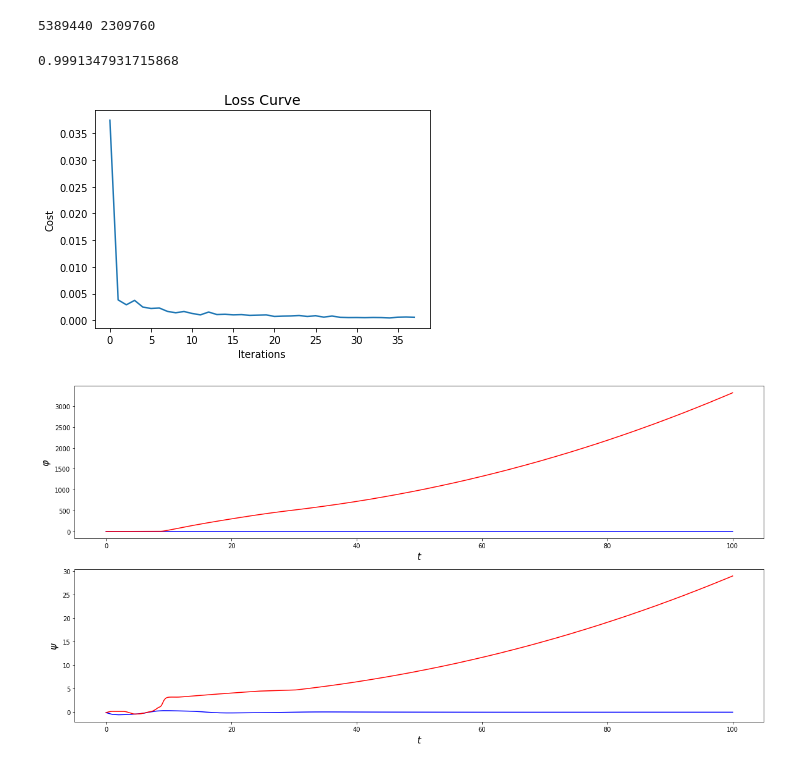
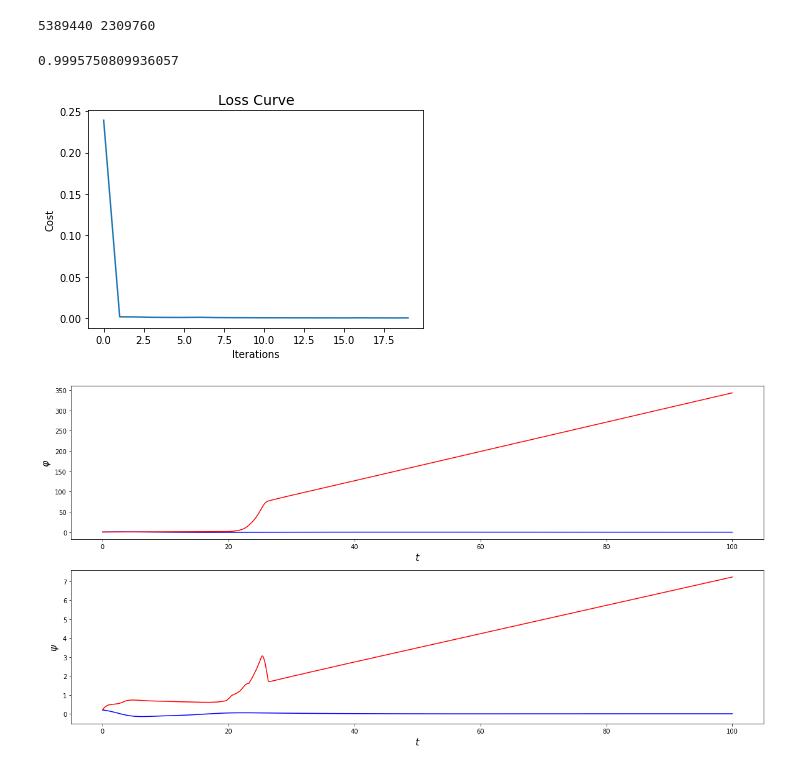
Before and after one commit to stepanshulpin/adaptive_critic, a Jupyter notebook: pendulum.ipynb, the cells around one changed output. Saved outputs shown, nothing was run; the diff lists cells and outputs as text; code cells hidden in the pictures.

```diff
--- a/pendulum.ipynb
+++ b/pendulum.ipynb
@@ -295,11 +296,11 @@ print(N_train, N_test)
 # %% [output]
 5389440 2309760
 # %%
-regr = MLPRegressor(hidden_layer_sizes=(120, 80, 40)).fit(X_train, Y_train)
+regr = MLPRegressor(hidden_layer_sizes=(20, 20)).fit(X_train, Y_train)
 regr.predict(X_test)
 regr.score(X_test, Y_test)
 # %% [output]
-0.9991347931715868
+0.9995750809936057
 # %%
 plt.plot(regr.loss_curve_)
 plt.title("Loss Curve", fontsize=14)
@@ -307,12 +308,12 @@ plt.xlabel('Iterations')
 plt.ylabel('Cost')
 plt.show()
 # %% [output]
-[figure, old version]
+[figure, new version]
 # %%
 import warnings
 warnings.filterwarnings("ignore")
-sol = solve_equation(control, y0=[1.5, -0.1])
-sol_regr = pendulum_regr(regr, y0=[1.5, -0.1])
+sol = solve_equation(control, y0=[0.5, 0.2])
+sol_regr = pendulum_regr(regr, y0=[0.5, 0.2], c = control)
 plot_compare(sol, sol_regr)
 # %% [output]
-[figure, old version]
+[figure, new version]
```
Also changed, not shown: parts of 2 cells of this notebook, 1 other file.
